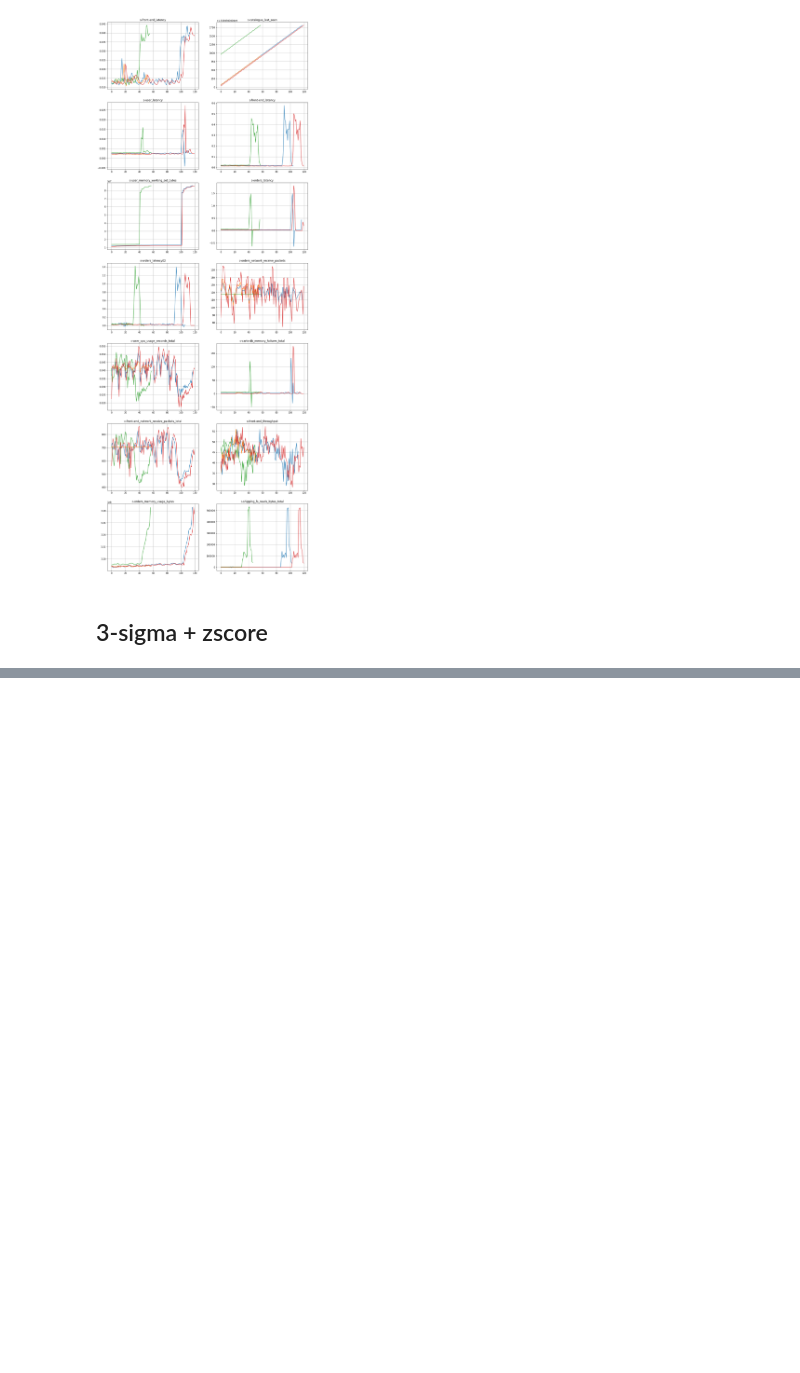
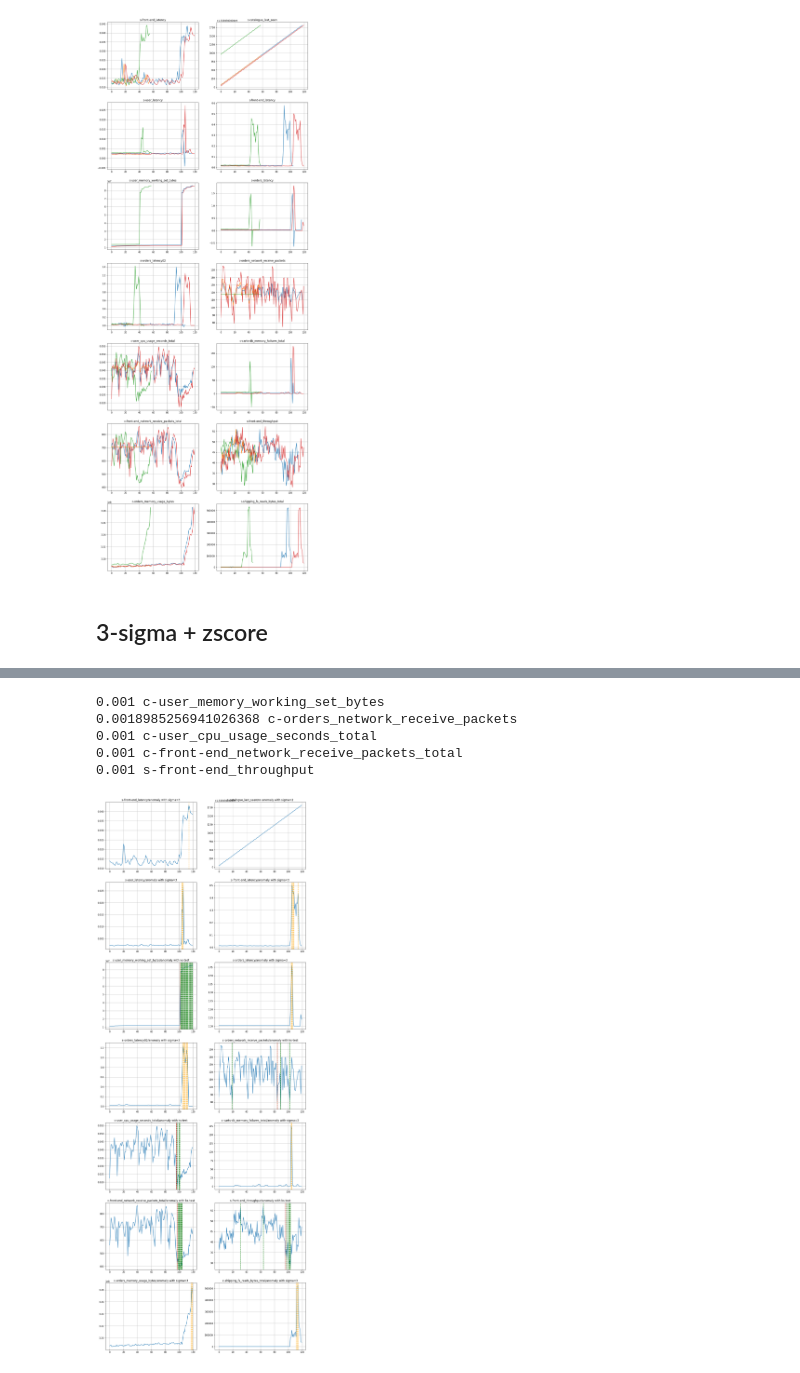
Before and after one commit to ai4sre/meltria-analyzer, a Jupyter notebook: notebooks/2samp_test.ipynb, the cells around one changed output, grey strips where cells are left out. Cells and saved outputs as stored; diff of their text form; code cells hidden in the pictures; blank space fills up the shorter version.

```diff
--- a/notebooks/2samp_test.ipynb
+++ b/notebooks/2samp_test.ipynb
@@ -252,0 +288,44 @@ for case, axs in zip(cases, axses):
+# %%
+cases = sockshop.testcases_of_sockshop
+fig, axs = plt.subplots(len(cases)//2, ncols=2)
+fig.set_size_inches(16, 3*len(cases))
+for case, ax in zip(cases, axs.flatten()):
+    ts = np.array(case['datapoints'])
+
+    ax.plot(ts)
+    ax.grid()
+
+    sigma3_outliers = sigma3_zscore(ts, sigma=3)
+    if len(sigma3_outliers) > 0:
+        ax.set_title(case['name'] + '/anomaly with sigma=3')
+        for idx, _ in sigma3_outliers:
+            ax.axvline(idx, color='orange', linestyle='dashed', label='breaks')
+        continue
+
+    sigma2_outliers = sigma3_zscore(ts, sigma=2)
+    if len(sigma2_outliers) == 0:
+        ax.set_title(case['name'] + '/no anomaly with sigma=2')
+        continue
+    pvals = {}
+    for idx, _ in sigma2_outliers:
+        train_ts, test_ts = np.split(ts, indices_or_sections=[idx])
+        # pvals[idx] = scipy.stats.ks_2samp(train_ts, test_ts).pvalue
+        pvals[idx] = scipy.stats.anderson_ksamp([train_ts, test_ts])[2]
+        for idx, _ in sigma2_outliers:
+            ax.axvline(idx, color='green', linestyle='dashed', label='breaks')
+
+    min_pval_idx = min(pvals, key=pvals.get)
+    min_pval = pvals[min_pval_idx]
+    if min_pval <= 0.01:
+        print(min_pval, case['name'])
+        ax.axvline(min_pval_idx, color='red', linestyle='dashed', label='breaks')
+        ax.set_title(case['name'] + '/anomaly with ks-test')
+    else:
+        ax.set_title(case['name'] + '/no anomaly with ks-test')
+# %% [output]
+0.001 c-user_memory_working_set_bytes
+0.0018985256941026368 c-orders_network_receive_packets
+0.001 c-user_cpu_usage_seconds_total
+0.001 c-front-end_network_receive_packets_total
+0.001 s-front-end_throughput
+[figure, added]
```
Also changed, not shown: parts of 4 cells of this notebook.
